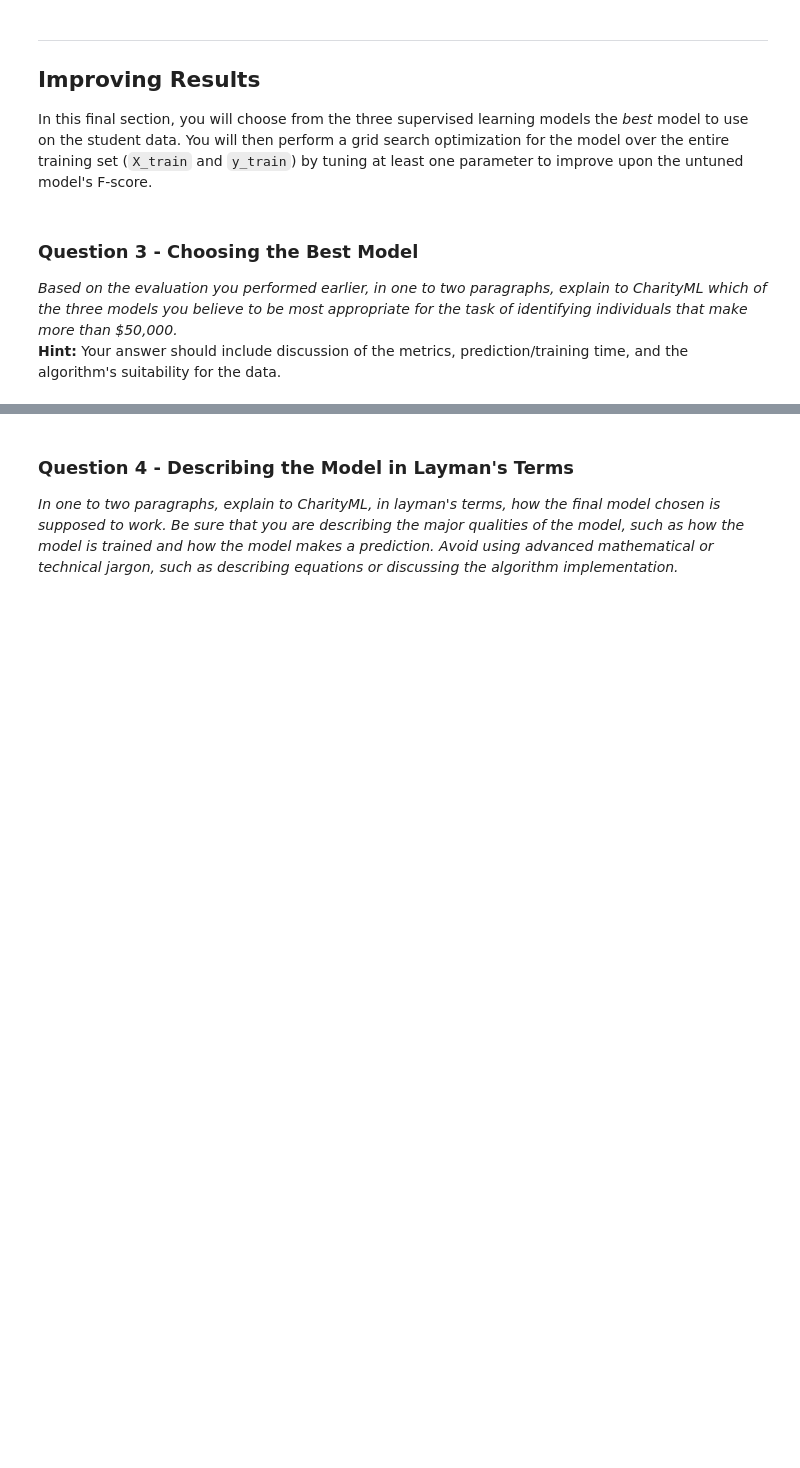
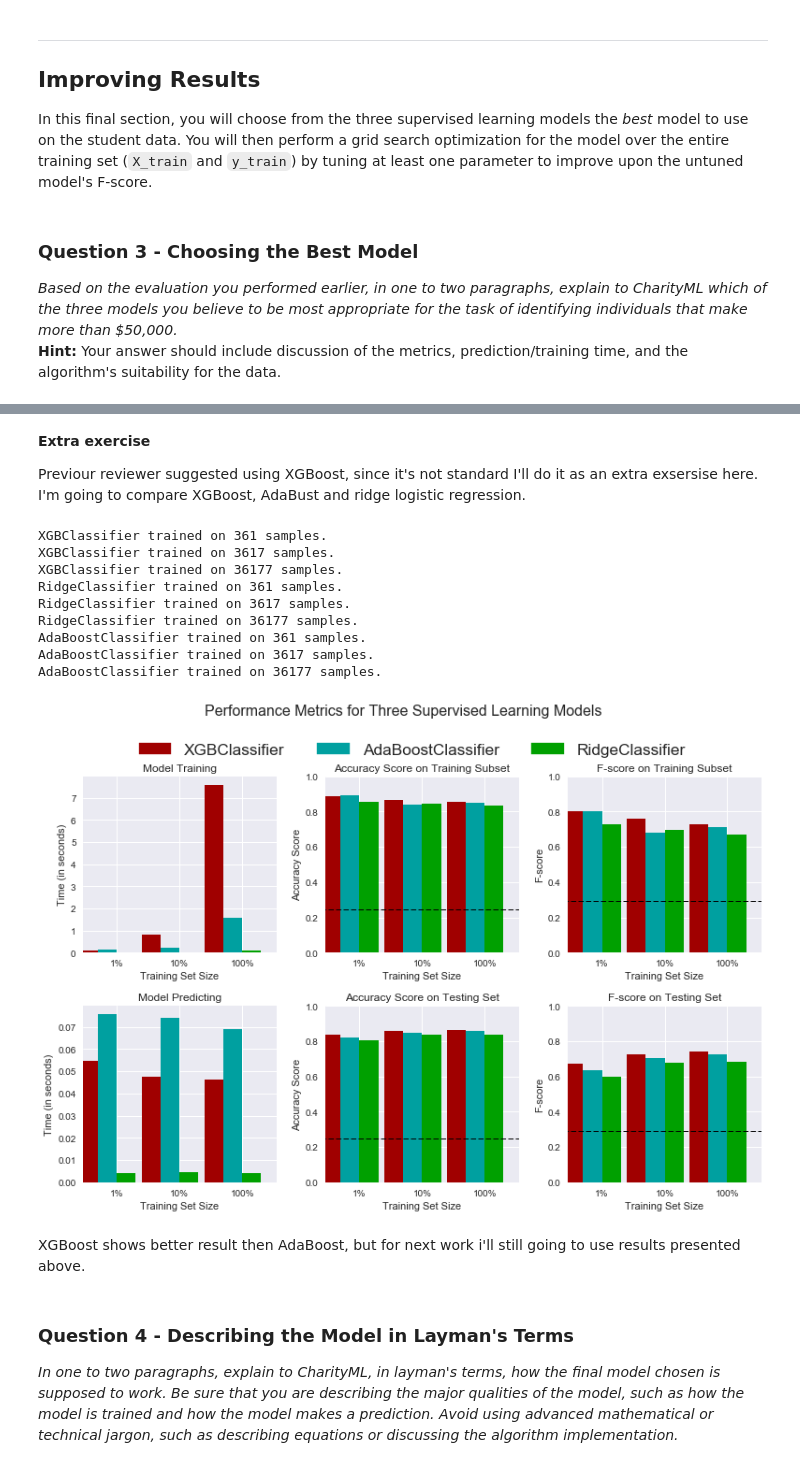
Before and after one commit to dmitrysharkov/mlnd, a Jupyter notebook: finding_donors/finding_donors.ipynb, the cells around one changed output, grey strips where cells are left out. Cells and saved outputs as stored; diff of their text form; code cells hidden in the pictures; blank space fills up the shorter version.

```diff
--- a/finding_donors/finding_donors.ipynb
+++ b/finding_donors/finding_donors.ipynb
@@ -664,6 +664,44 @@ Let's compare models by prediciton peroformance training, and predition time:
 <table>
 
 My choice is **AdaBoost**.
+# %% [markdown]
+**Extra exercise**
+
+Previour reviewer suggested using XGBoost, since it's not standard I'll do it as an extra exsersise here. I'm going to compare XGBoost, AdaBust and ridge logistic regression.
+# %%
+# TODO: Import the three supervised learning models from sklearn
+from sklearn.linear_model import RidgeClassifier
+from xgboost import XGBClassifier
+
+# TODO: Initialize the three models
+clf_E = XGBClassifier()
+clf_F = RidgeClassifier()
+clf_G = AdaBoostClassifier(random_state=0)
+
+# Collect results on the learners
+results_extra = {}
+for clf in [clf_E, clf_F, clf_G]:
+    clf_name = clf.__class__.__name__
+    results_extra[clf_name] = {}
+    for i, samples in enumerate([samples_1, samples_10, samples_100]):
+        results_extra[clf_name][i] = \
+            train_predict(clf, samples, X_train, y_train, X_test, y_test)
+
+# Run metrics visualization for the three supervised learning models chosen
+vs.evaluate(results_extra, accuracy, fscore)
+# %% [output]
+XGBClassifier trained on 361 samples.
+XGBClassifier trained on 3617 samples.
+XGBClassifier trained on 36177 samples.
+RidgeClassifier trained on 361 samples.
+RidgeClassifier trained on 3617 samples.
+RidgeClassifier trained on 36177 samples.
+AdaBoostClassifier trained on 361 samples.
+AdaBoostClassifier trained on 3617 samples.
+AdaBoostClassifier trained on 36177 samples.
+[figure, added]
+# %% [markdown]
+XGBoost shows better result then AdaBoost, but for next work i'll still going to use results presented above.
 # %% [markdown]
 ### Question 4 - Describing the Model in Layman's Terms
 *In one to two paragraphs, explain to *CharityML*, in layman's terms, how the final model chosen is supposed to work. Be sure that you are describing the major qualities of the model, such as how the model is trained and how the model makes a prediction. Avoid using advanced mathematical or technical jargon, such as describing equations or discussing the algorithm implementation.*
```
Also changed, not shown: parts of 15 cells of this notebook, 1 other file.
